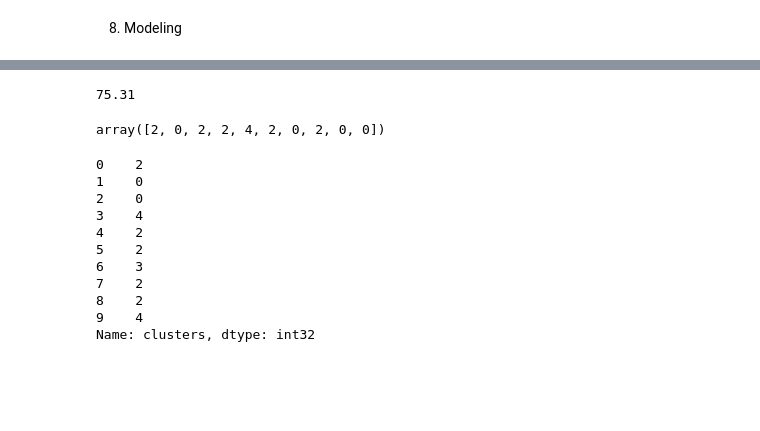
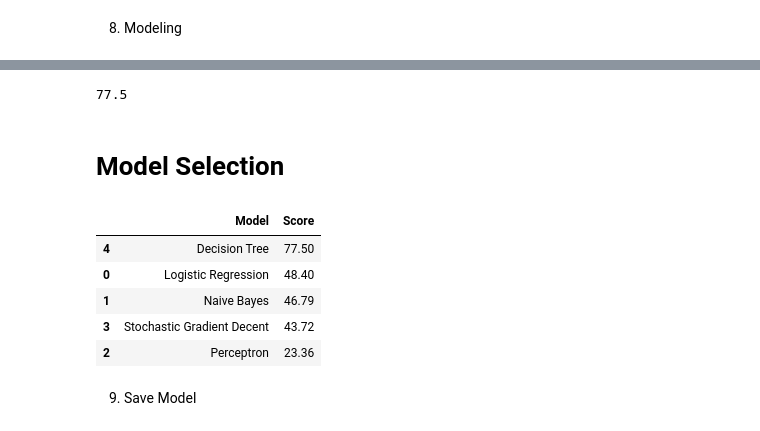
Before and after one commit to whatever413y/ML_Project, a Jupyter notebook: MachineLearningModel/PersonalityTest/personality.ipynb, the cells around one changed output, grey strips where cells are left out. Drawn from its saved outputs; the diff is of its cells as text; code cells hidden in the pictures; blank space fills up the shorter version.

Commit message:
generated model

```diff
--- a/MachineLearningModel/PersonalityTest/personality.ipynb
+++ b/MachineLearningModel/PersonalityTest/personality.ipynb
@@ -152,9 +186,9 @@ plt.show()
 # %% [markdown]
 7. Training and Testing
 # %%
-X_train = data_sums.drop("clusters", axis=1)[1000:]
-Y_train = data_sums["clusters"][1000:]
-X_test = data_sums.drop("clusters", axis=1)[:1000]
+X_train = data_sums.drop("clusters", axis=1)[203070:]
+Y_train = data_sums["clusters"][203070:]
+X_test = data_sums.drop("clusters", axis=1)[:203070]
 
 print('X_train dimensions: ', X_train.shape)
 print('Y_train dimensions: ', Y_train.shape)
@@ -194,15 +224,3 @@ Please also refer to the documentation for alternative solver options:
-# %%
-# Support Vector Machines
-svc = SVC()
-svc.fit(X_train, Y_train)
-Y_pred = svc.predict(X_test)
-acc_svc = round(svc.score(X_train, Y_train) * 100, 2)
-acc_svc
-knn = KNeighborsClassifier(n_neighbors = 3)
-knn.fit(X_train, Y_train)
-Y_pred = knn.predict(X_test)
-acc_knn = round(knn.score(X_train, Y_train) * 100, 2)
-acc_knn
 # %%
 # Gaussian Naive Bayes
 gaussian = GaussianNB()
@@ -220,10 +242,3 @@ acc_perceptron
-# %%
-# Linear SVC
-linear_svc = LinearSVC()
-linear_svc.fit(X_train, Y_train)
-Y_pred = linear_svc.predict(X_test)
-acc_linear_svc = round(linear_svc.score(X_train, Y_train) * 100, 2)
-acc_linear_svc
 # %%
 # Stochastic Gradient Descent
 sgd = SGDClassifier()
@@ -239,4 +256,4 @@ Y_pred = decision_tree.predict(X_test)
 acc_decision_tree = round(decision_tree.score(X_train, Y_train) * 100, 2)
 acc_decision_tree
 # %% [output]
-75.31
+77.5
@@ -251,19 +260,20 @@ acc_random_forest
-# %%
-Y_pred[:10]
-# %% [output]
-array([2, 0, 2, 2, 4, 2, 0, 2, 0, 0])
-# %%
-test = data_sums[:1000]
-test['clusters'][:10]
-# %% [output]
-0    2
-1    0
-2    0
-3    4
-4    2
-5    2
-6    3
-7    2
-8    2
-9    4
-Name: clusters, dtype: int32
+# %% [markdown]
+# Model Selection
+# %%
+models = pd.DataFrame({
+    'Model': ['Logistic Regression',
+               'Naive Bayes', 'Perceptron',
+              'Stochastic Gradient Decent',
+              'Decision Tree'],
+    'Score': [acc_log, acc_gaussian, acc_perceptron,
+              acc_sgd, acc_decision_tree]})
+models.sort_values(by='Score', ascending=False)
+# %% [output]
+|  | Model | Score |
+| 4 | Decision Tree | 77.50 |
+| 0 | Logistic Regression | 48.40 |
+| 1 | Naive Bayes | 46.79 |
+| 3 | Stochastic Gradient Decent | 43.72 |
+| 2 | Perceptron | 23.36 |
+# %% [markdown]
+9. Save Model
```
Also changed, not shown: parts of 16 cells of this notebook, 1 other file.
